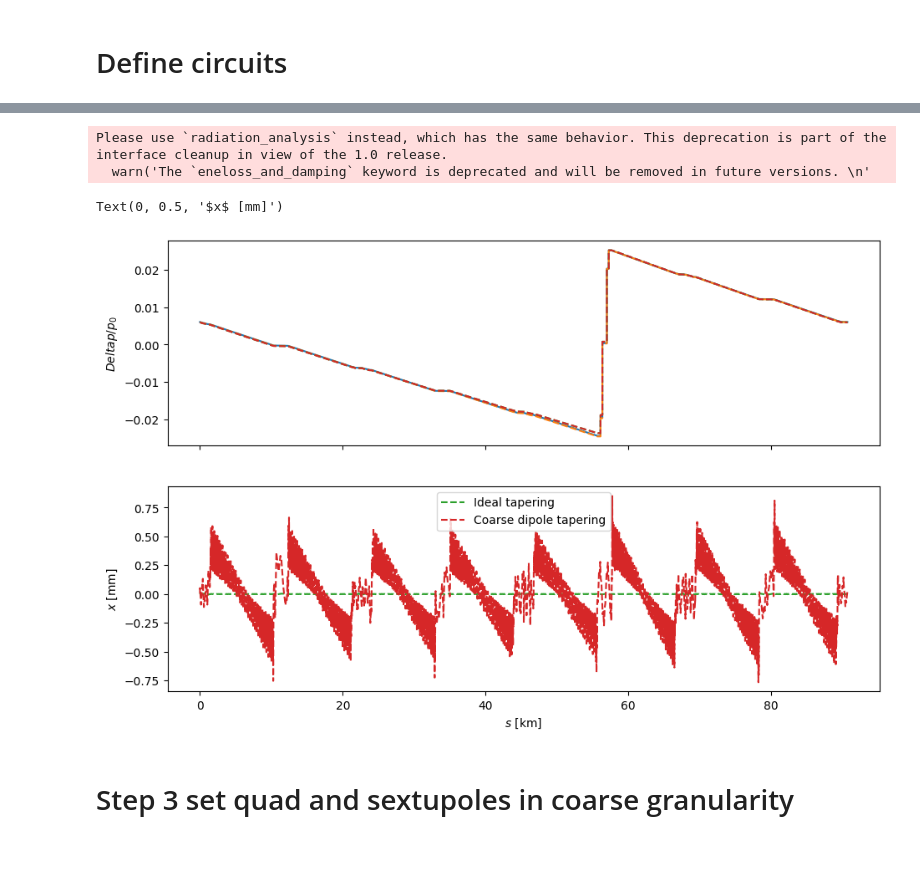
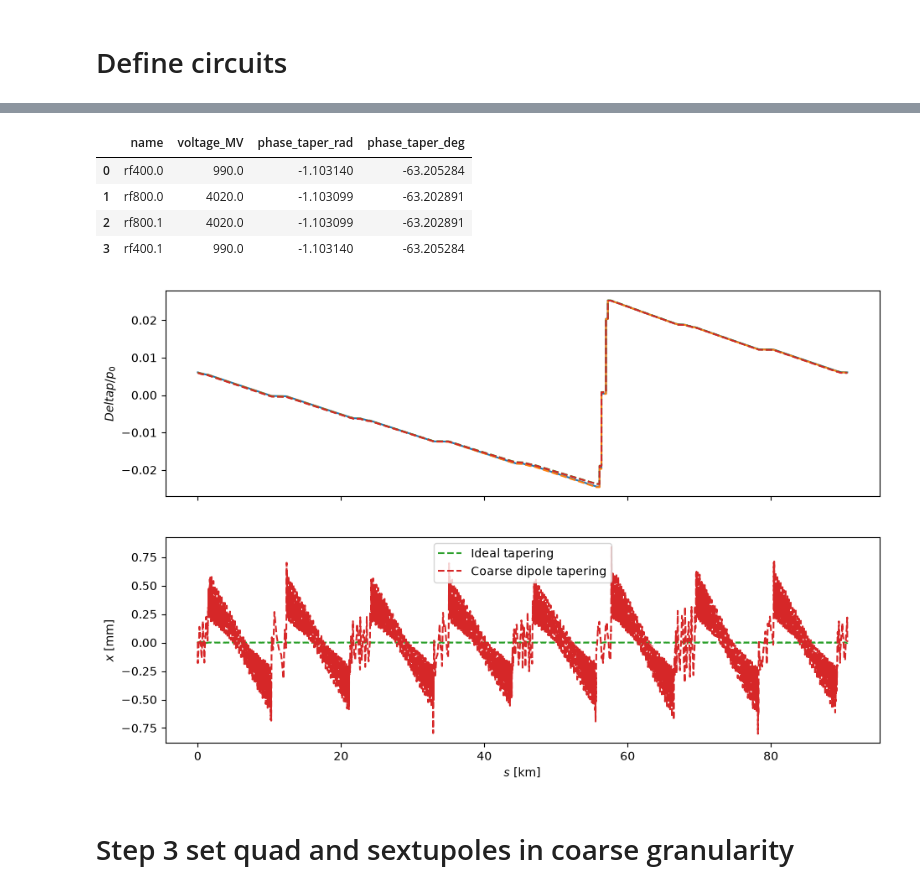
Before and after one commit to skostogl/FCCee_tapering, a Jupyter notebook: tapering_granularity_scenario1_correctors.ipynb, the cells around one changed output, grey strips where cells are left out. Saved outputs shown, nothing was run; the diff lists cells and outputs as text; code cells hidden in the pictures; blank space fills up the shorter version.

Commit message:
Add self-consistent realistic tapering and update notebooks. Fix the circuits definition

```diff
--- a/tapering_granularity_scenario1_correctors.ipynb
+++ b/tapering_granularity_scenario1_correctors.ipynb
@@ -882,6 +731,4 @@ else:
 # %%
-# Recompute the RF phase after changing the dipole tapering.
-get_rf_phase(line, delta0='zero_mean', rtol_eneloss=1e-12, max_iter=100, verbose=True, co_search_at=None)
 rf_phase_dipole = read_rf_phase(line)
 
 # Twiss and plot orbit
@@ -966,4 +813,6 @@ plt.plot(
 plt.legend()
 plt.xlabel(r"$s$ [km]")
 plt.ylabel(r"$x$ [mm]")
+
+rf_phase_dipole
 # %% [output]
@@ -987,6 +821,8 @@ Energy loss: -0.017 eV
-Please use `radiation_analysis` instead, which has the same behavior. This deprecation is part of the interface cleanup in view of the 1.0 release.
-  warn('The `eneloss_and_damping` keyword is deprecated and will be removed in future versions. \n'
-Text(0, 0.5, '$x$ [mm]')
+|  | name | voltage_MV | phase_taper_rad | phase_taper_deg |
+| 0 | rf400.0 | 990.0 | -1.103140 | -63.205284 |
+| 1 | rf800.0 | 4020.0 | -1.103099 | -63.202891 |
+| 2 | rf800.1 | 4020.0 | -1.103099 | -63.202891 |
+| 3 | rf400.1 | 990.0 | -1.103140 | -63.205284 |
-[figure, old version]
+[figure, new version]
 # %% [markdown]
 # Step 3 set quad and sextupoles in coarse granularity
```
Also changed, not shown: parts of 41 cells of this notebook, 2 other files.
